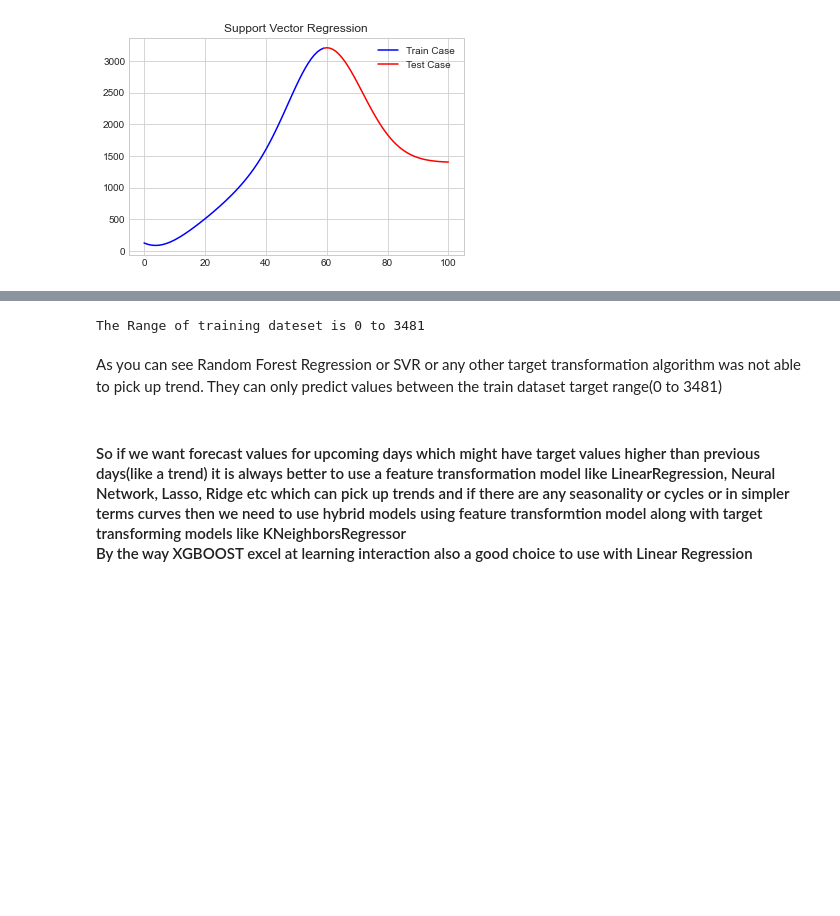
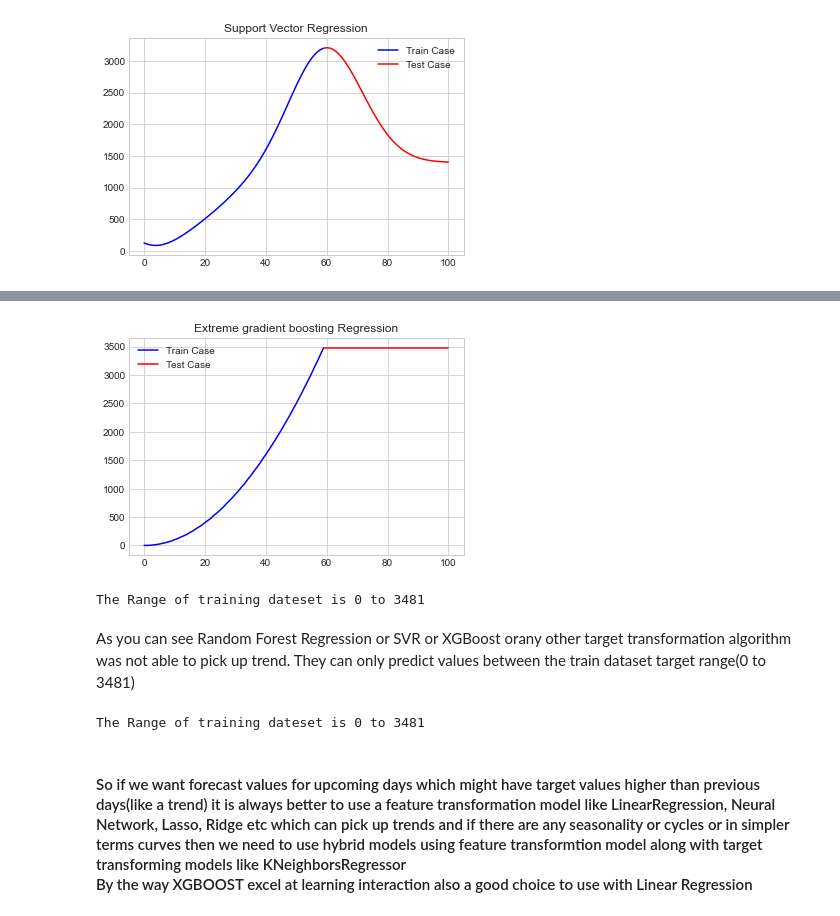
Before and after one commit to shoabahamed/khanacademy-statistics-and-probability, a Jupyter notebook: linear_and_nonlinear_regression.ipynb, the cells around one changed output, grey strips where cells are left out. Drawn from its saved outputs; the diff is of its cells as text; code cells hidden in the pictures; blank space fills up the shorter version.

```diff
--- a/linear_and_nonlinear_regression.ipynb
+++ b/linear_and_nonlinear_regression.ipynb
@@ -315,3 +316,6 @@ plt.legend()
 plt.show()
 # %% [output]
 [figure]
+# %%
+xgb_model = XGBRegressor()
+xgb_model.fit(scaled_x, scaled_y)
@@ -318,11 +332,28 @@ plt.show()
+# %%
+train_pred = scaler_y.inverse_transform(xgb_model.predict(scaled_x).reshape(-1, 1)).flatten()
+test_pred = scaler_y.inverse_transform(xgb_model.predict(test_scaled).reshape(-1, 1)).flatten()
+
+plt.plot(x, train_pred, color='blue', label='Train Case')
+plt.plot(test.flatten(), test_pred, color='red', label='Test Case')
+
+plt.title("Extreme gradient boosting Regression")
+plt.legend()
+plt.show()
+# %% [output]
+[figure, added]
 # %%
 target_range =  df['target'].max() - df['target'].min()
 print(f"The Range of training dateset is 0 to {target_range}")
 # %% [output]
 The Range of training dateset is 0 to 3481
 # %% [markdown]
-As you can see Random Forest Regression or SVR or any other target transformation algorithm was not able to pick up trend.
+As you can see Random Forest Regression or SVR or XGBoost orany other target transformation algorithm was not able to pick up trend.
 They can only predict values between the train dataset target range(0 to 3481)
+# %%
+target_range =  df['target'].max() - df['target'].min()
+print(f"The Range of training dateset is 0 to {target_range}")
+# %% [output]
+The Range of training dateset is 0 to 3481
 # %% [markdown]
 <h4>So if we want forecast values for upcoming days which might have target values higher than previous days(like a trend) it is always better to use a feature transformation model like LinearRegression, Neural Network, Lasso, Ridge etc which can pick up trends and if there are any seasonality or cycles or in simpler terms curves then we need to use hybrid models using feature transformtion model along with target transforming models like KNeighborsRegressor<br>
 By the way XGBOOST excel at learning interaction also a good choice to use with Linear Regression</h4>
```
Also changed, not shown: parts of 4 cells of this notebook.
